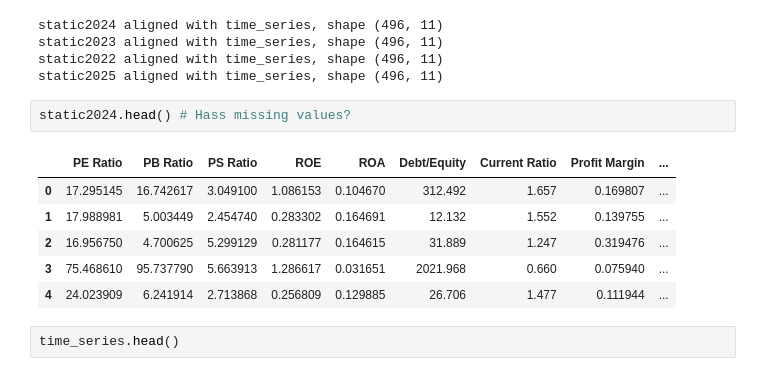
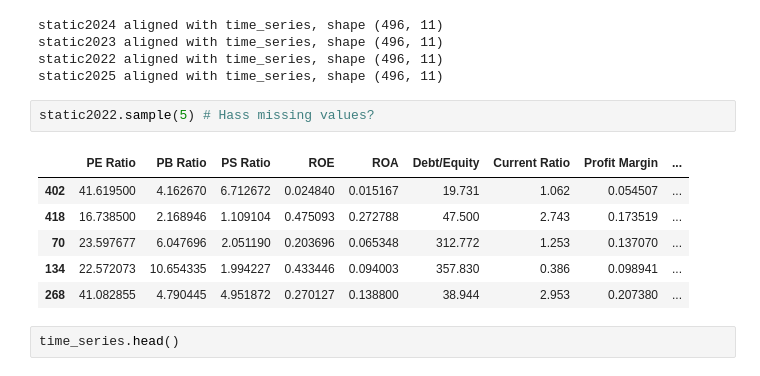
Before and after one commit to rustadadam/PF-GAP, a Jupyter notebook: experiments/stock_data.ipynb, the cells around one changed output. Saved outputs shown, nothing was run; the diff lists cells and outputs as text.

```diff
--- a/experiments/stock_data.ipynb
+++ b/experiments/stock_data.ipynb
@@ -156,14 +156,14 @@ static2023 aligned with time_series, shape (496, 11)
 static2022 aligned with time_series, shape (496, 11)
 static2025 aligned with time_series, shape (496, 11)
 # %%
-static2024.head() # Hass missing values?
+static2022.sample(5) # Hass missing values?
 # %% [output]
 |  | PE Ratio | PB Ratio | PS Ratio | ROE | ROA | Debt/Equity | Current Ratio | Profit Margin | ... |
-| 0 | 17.295145 | 16.742617 | 3.049100 | 1.086153 | 0.104670 | 312.492 | 1.657 | 0.169807 | ... |
-| 1 | 17.988981 | 5.003449 | 2.454740 | 0.283302 | 0.164691 | 12.132 | 1.552 | 0.139755 | ... |
-| 2 | 16.956750 | 4.700625 | 5.299129 | 0.281177 | 0.164615 | 31.889 | 1.247 | 0.319476 | ... |
-| 3 | 75.468610 | 95.737790 | 5.663913 | 1.286617 | 0.031651 | 2021.968 | 0.660 | 0.075940 | ... |
-| 4 | 24.023909 | 6.241914 | 2.713868 | 0.256809 | 0.129885 | 26.706 | 1.477 | 0.111944 | ... |
+| 402 | 41.619500 | 4.162670 | 6.712672 | 0.024840 | 0.015167 | 19.731 | 1.062 | 0.054507 | ... |
+| 418 | 16.738500 | 2.168946 | 1.109104 | 0.475093 | 0.272788 | 47.500 | 2.743 | 0.173519 | ... |
+| 70 | 23.597677 | 6.047696 | 2.051190 | 0.203696 | 0.065348 | 312.772 | 1.253 | 0.137070 | ... |
+| 134 | 22.572073 | 10.654335 | 1.994227 | 0.433446 | 0.094003 | 357.830 | 0.386 | 0.098941 | ... |
+| 268 | 41.082855 | 4.790445 | 4.951872 | 0.270127 | 0.138800 | 38.944 | 2.953 | 0.207380 | ... |
 # %%
 time_series.head()
 # %% [output]
```
Also changed, not shown: parts of 1 cell of this notebook.
